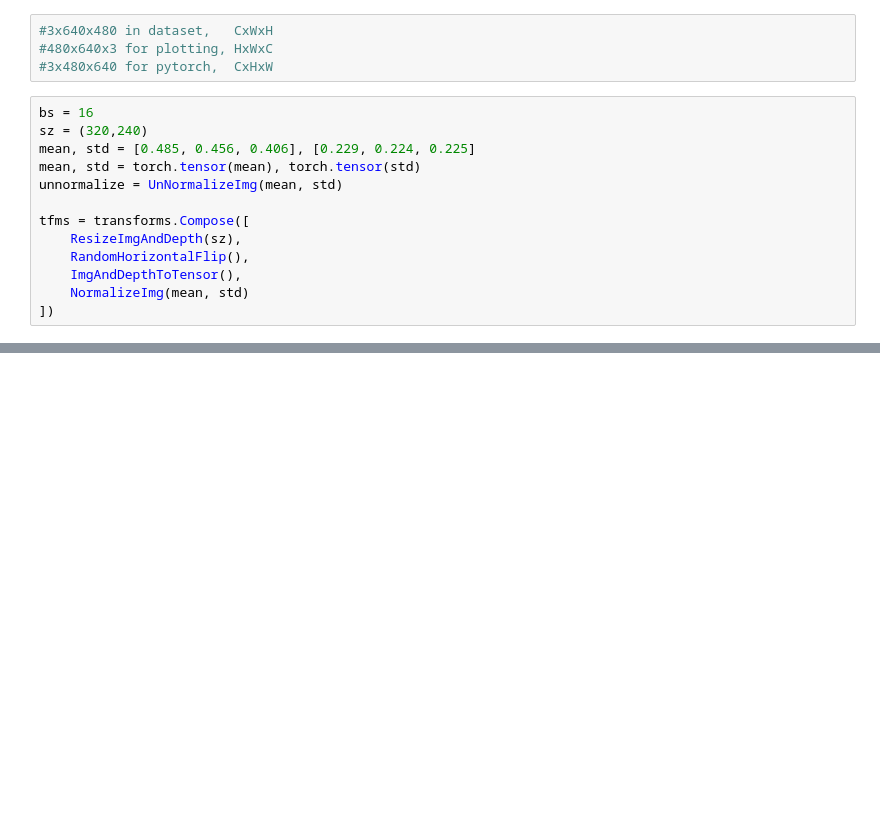
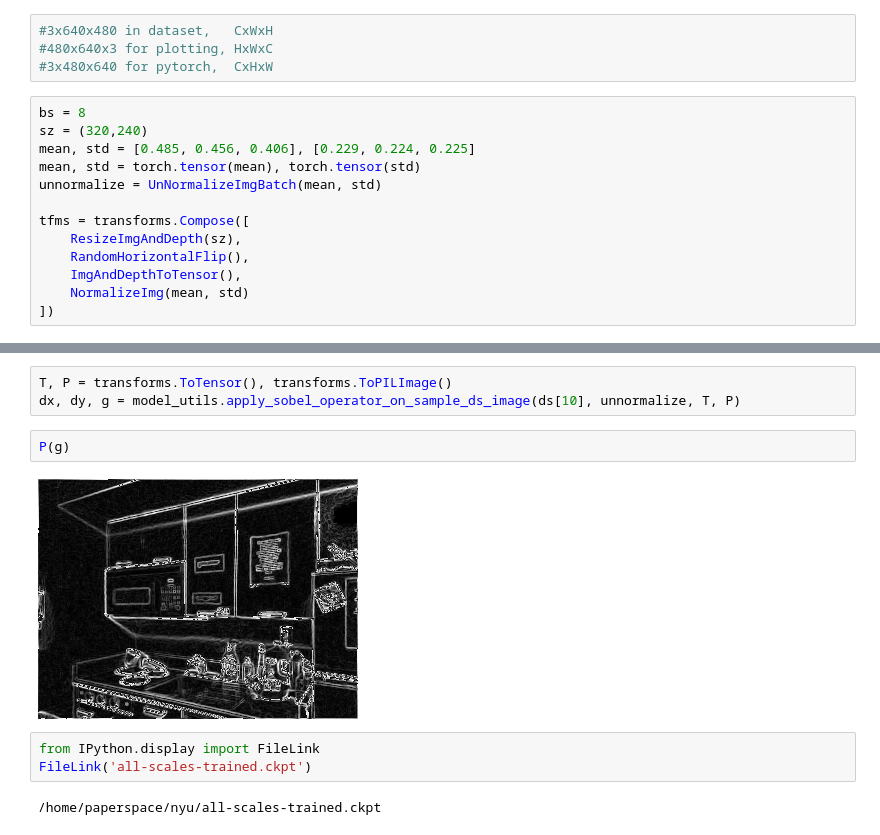
Before and after one commit to BeNsAeI/PADSR, a Jupyter notebook: depth-prediction-using-conv-net/depth-prediction.ipynb, the cells around one changed output, grey strips where cells are left out. Drawn from its saved outputs; the diff is of its cells as text; blank space fills up the shorter version.

```diff
--- a/depth-prediction-using-conv-net/depth-prediction.ipynb
+++ b/depth-prediction-using-conv-net/depth-prediction.ipynb
@@ -14,11 +15,11 @@ import torch.nn as nn
 #480x640x3 for plotting, HxWxC
 #3x480x640 for pytorch,  CxHxW
 # %%
-bs = 16
+bs = 8
 sz = (320,240)
 mean, std = [0.485, 0.456, 0.406], [0.229, 0.224, 0.225]
 mean, std = torch.tensor(mean), torch.tensor(std)
-unnormalize = UnNormalizeImg(mean, std)
+unnormalize = UnNormalizeImgBatch(mean, std)
 
 tfms = transforms.Compose([
     ResizeImgAndDepth(sz),
@@ -154,0 +124,12 @@ torch.Size([1, 64, 60, 80])
+# %%
+T, P = transforms.ToTensor(), transforms.ToPILImage()
+dx, dy, g = model_utils.apply_sobel_operator_on_sample_ds_image(ds[10], unnormalize, T, P)
+# %%
+P(g)
+# %% [output]
+[figure, added]
+# %%
+from IPython.display import FileLink
+FileLink('all-scales-trained.ckpt')
+# %% [output]
+/home/paperspace/nyu/all-scales-trained.ckpt
```
Also changed, not shown: parts of 18 cells of this notebook, 5 other files.
